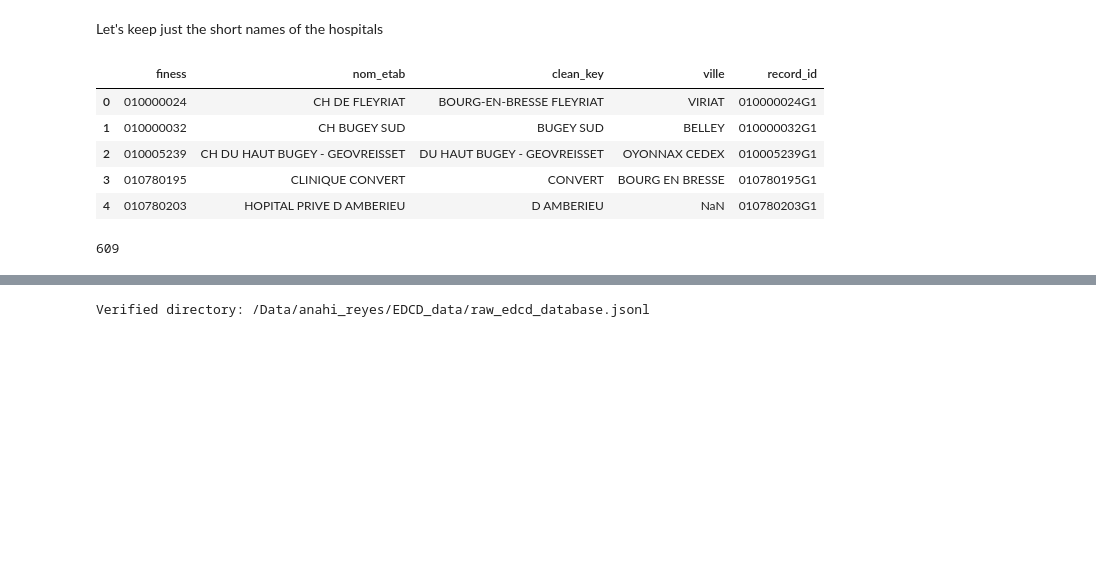
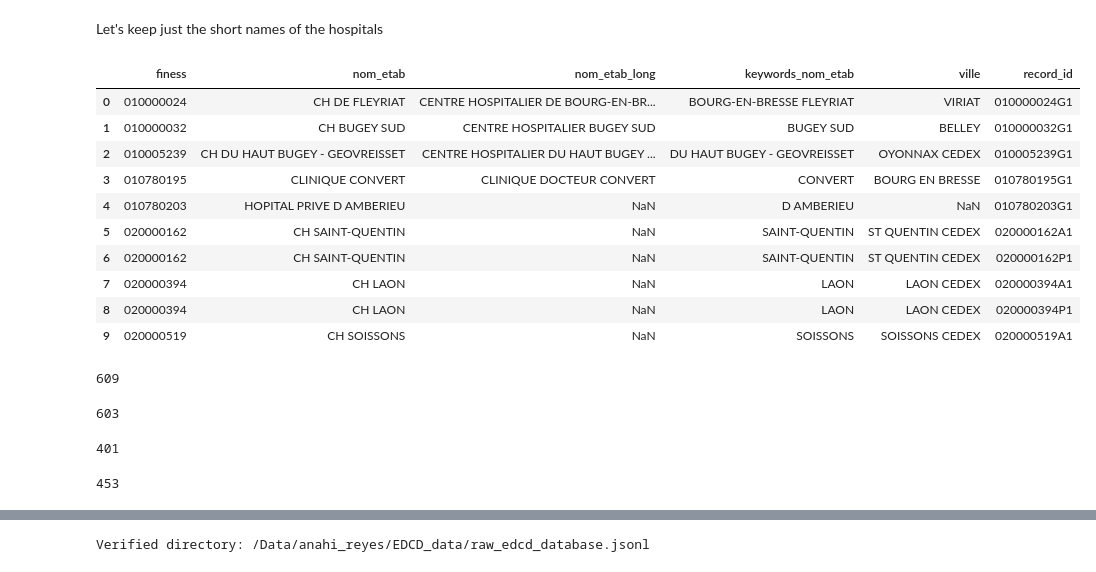
Before and after one commit to AnahiRM/PiA-DREES-2025, a Jupyter notebook: edcd_pipeline/information_retrieval.ipynb, the cells around one changed output, grey strips where cells are left out. Saved outputs shown, nothing was run; the diff lists cells and outputs as text; code cells hidden in the pictures; blank space fills up the shorter version.

```diff
--- a/edcd_pipeline/information_retrieval.ipynb
+++ b/edcd_pipeline/information_retrieval.ipynb
@@ -116,6 +118,7 @@ def clean_long_name(name):
         "CENTRE HOSPITALIER REGIONAL DE ",
         "CENTRE HOSPITALIER DE ",
         "CENTRE HOSPITALIER ",
+        "CH ",
         "HOPITAL PRIVE DE ",
         "HOPITAL PRIVE D' ",
         "HOPITAL PRIVE ",
@@ -136,24 +139,29 @@ def clean_long_name(name):
 
 # Apply to your dataframe
 # Use nom_etab_long when available, fall back to nom_etab if NaN
-df['clean_key'] = df.apply(
+df['keywords_nom_etab'] = df.apply(
     lambda x: clean_long_name(x['nom_etab_long']) if pd.notna(x['nom_etab_long'])
     else clean_long_name(x['nom_etab']),
     axis=1
 )
-df["clean_key"].isna().sum()
+df["keywords_nom_etab"].isna().sum()
 # %% [output]
 0
 # %% [markdown]
 Let's keep just the short names of the hospitals
 # %%
 df["ville"] = df["achemin"].str.replace(r"^\d{5}\s+", "", regex=True)
-df = df[["finess", "nom_etab", 'clean_key', "ville", "record_id"]].reset_index(drop=True)
-df.head()
+df_unique = df[["finess", "nom_etab", "nom_etab_long",'keywords_nom_etab', "ville", "record_id"]].reset_index(drop=True)
+df_unique.head(10)
 # %% [output]
-|  | finess | nom_etab | clean_key | ville | record_id |
-| 0 | 010000024 | CH DE FLEYRIAT | BOURG-EN-BRESSE FLEYRIAT | VIRIAT | 010000024G1 |
-| 1 | 010000032 | CH BUGEY SUD | BUGEY SUD | BELLEY | 010000032G1 |
-| 2 | 010005239 | CH DU HAUT BUGEY - GEOVREISSET | DU HAUT BUGEY - GEOVREISSET | OYONNAX CEDEX | 010005239G1 |
-| 3 | 010780195 | CLINIQUE CONVERT | CONVERT | BOURG EN BRESSE | 010780195G1 |
-| 4 | 010780203 | HOPITAL PRIVE D AMBERIEU | D AMBERIEU | NaN | 010780203G1 |
+|  | finess | nom_etab | nom_etab_long | keywords_nom_etab | ville | record_id |
+| 0 | 010000024 | CH DE FLEYRIAT | CENTRE HOSPITALIER DE BOURG-EN-BR... | BOURG-EN-BRESSE FLEYRIAT | VIRIAT | 010000024G1 |
+| 1 | 010000032 | CH BUGEY SUD | CENTRE HOSPITALIER BUGEY SUD | BUGEY SUD | BELLEY | 010000032G1 |
+| 2 | 010005239 | CH DU HAUT BUGEY - GEOVREISSET | CENTRE HOSPITALIER DU HAUT BUGEY ... | DU HAUT BUGEY - GEOVREISSET | OYONNAX CEDEX | 010005239G1 |
+| 3 | 010780195 | CLINIQUE CONVERT | CLINIQUE DOCTEUR CONVERT | CONVERT | BOURG EN BRESSE | 010780195G1 |
+| 4 | 010780203 | HOPITAL PRIVE D AMBERIEU | NaN | D AMBERIEU | NaN | 010780203G1 |
+| 5 | 020000162 | CH SAINT-QUENTIN | NaN | SAINT-QUENTIN | ST QUENTIN CEDEX | 020000162A1 |
+| 6 | 020000162 | CH SAINT-QUENTIN | NaN | SAINT-QUENTIN | ST QUENTIN CEDEX | 020000162P1 |
+| 7 | 020000394 | CH LAON | NaN | LAON | LAON CEDEX | 020000394A1 |
+| 8 | 020000394 | CH LAON | NaN | LAON | LAON CEDEX | 020000394P1 |
+| 9 | 020000519 | CH SOISSONS | NaN | SOISSONS | SOISSONS CEDEX | 020000519A1 |
@@ -163,3 +172,15 @@ print(len(hospital_names))
 # %% [output]
 609
+# %%
+print(len(df_unique["keywords_nom_etab"].unique().tolist()))
+# %% [output]
+603
+# %%
+print(len(df_unique["nom_etab_long"].unique().tolist()))
+# %% [output]
+401
+# %%
+print(len(df_unique["ville"].unique().tolist()))
+# %% [output]
+453
 # %% [markdown]
```
Also changed, not shown: parts of 9 cells of this notebook, 1 other file.
